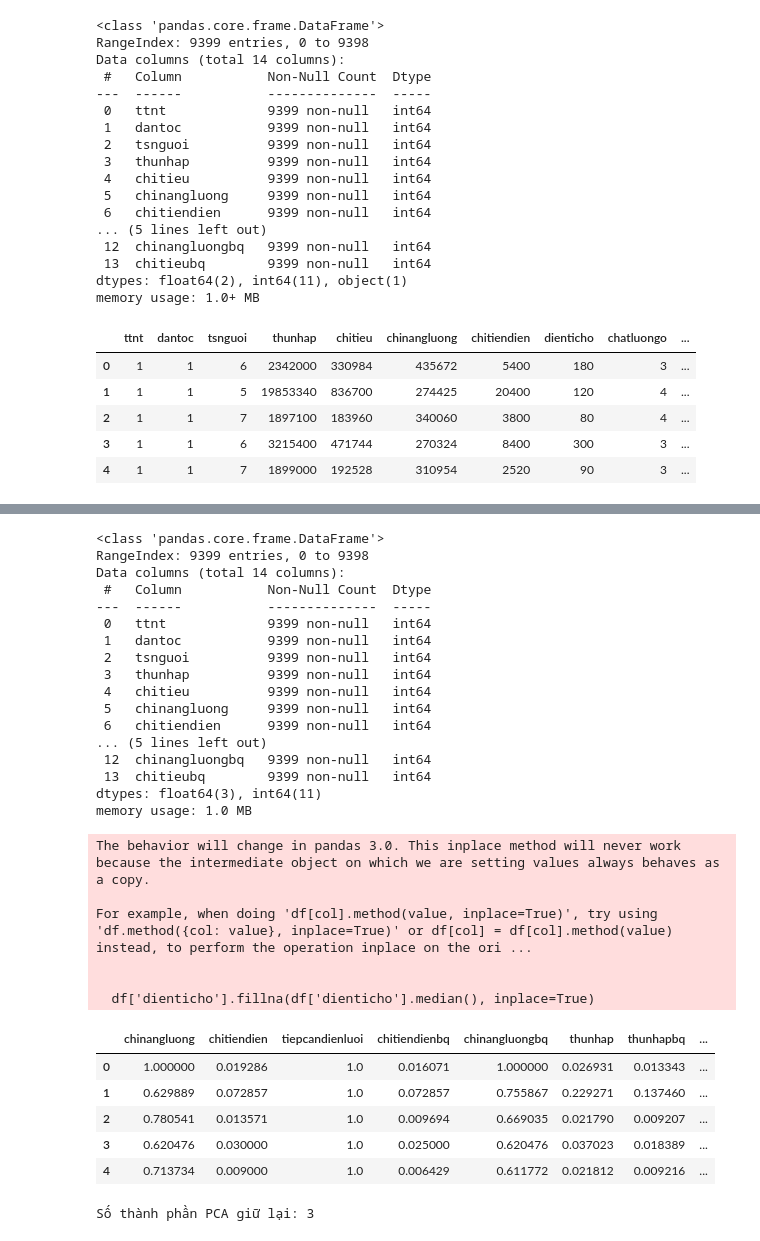
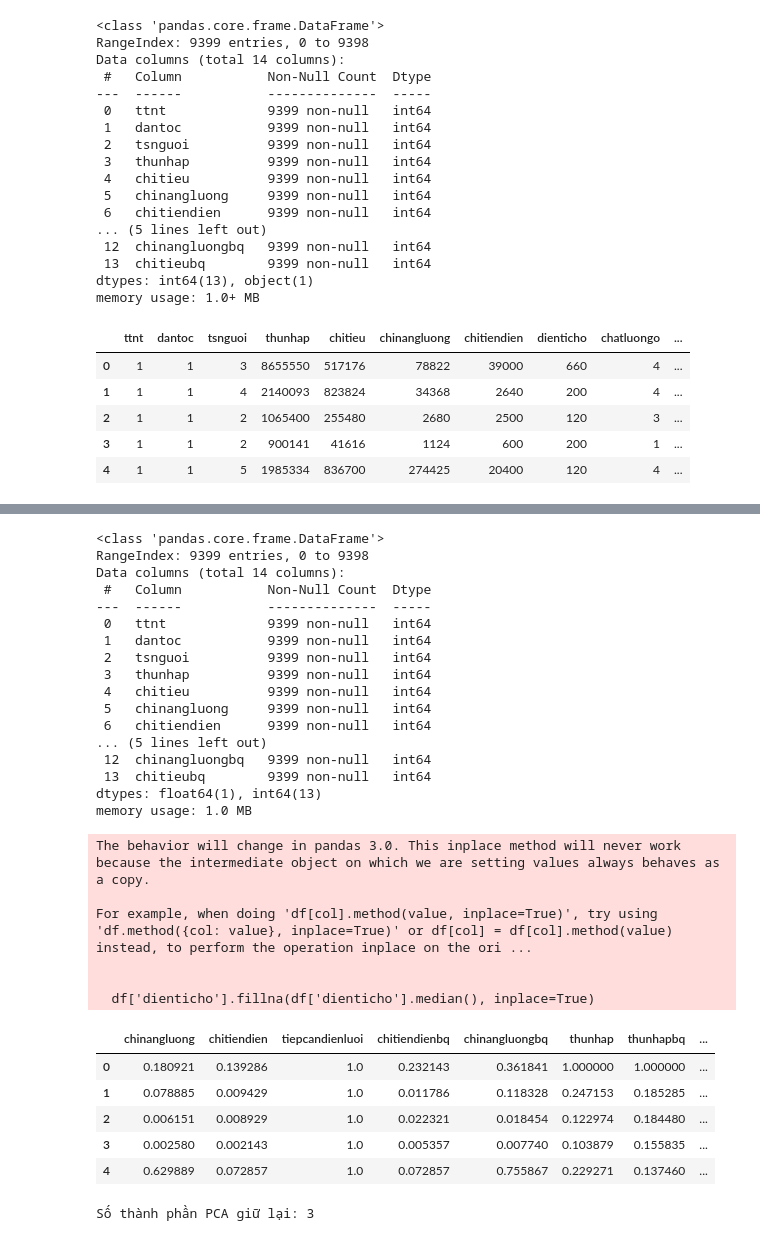
Before and after one commit to baongoc13122004/Energy-Spending, a Jupyter notebook: 2010-Final.ipynb, the cells around one changed output, grey strips where cells are left out. Cells and saved outputs as stored; diff of their text form; code cells hidden in the pictures.

```diff
--- a/2010-Final.ipynb
+++ b/2010-Final.ipynb
@@ -8,36 +8,36 @@ from sklearn.cluster import KMeans
 from sklearn.metrics import silhouette_score
 # %%
 # Đọc dữ liệu
-file_path = "10kmau2010.csv"
+file_path = "data/10kmau2010.csv"
 df = pd.read_csv(file_path)
 
 # Hiển thị thông tin cơ bản
 df.info()
 df.head()
 # %% [output]
 <class 'pandas.core.frame.DataFrame'>
 RangeIndex: 9399 entries, 0 to 9398
 Data columns (total 14 columns):
  #   Column           Non-Null Count  Dtype
 ---  ------           --------------  -----
  0   ttnt             9399 non-null   int64
  1   dantoc           9399 non-null   int64
  2   tsnguoi          9399 non-null   int64
  3   thunhap          9399 non-null   int64
  4   chitieu          9399 non-null   int64
  5   chinangluong     9399 non-null   int64
  6   chitiendien      9399 non-null   int64
 ... (5 lines left out)
  12  chinangluongbq   9399 non-null   int64
  13  chitieubq        9399 non-null   int64
-dtypes: float64(2), int64(11), object(1)
+dtypes: int64(13), object(1)
 memory usage: 1.0+ MB
 |  | ttnt | dantoc | tsnguoi | thunhap | chitieu | chinangluong | chitiendien | dienticho | chatluongo | ... |
-| 0 | 1 | 1 | 6 | 2342000 | 330984 | 435672 | 5400 | 180 | 3 | ... |
-| 1 | 1 | 1 | 5 | 19853340 | 836700 | 274425 | 20400 | 120 | 4 | ... |
-| 2 | 1 | 1 | 7 | 1897100 | 183960 | 340060 | 3800 | 80 | 4 | ... |
-| 3 | 1 | 1 | 6 | 3215400 | 471744 | 270324 | 8400 | 300 | 3 | ... |
-| 4 | 1 | 1 | 7 | 1899000 | 192528 | 310954 | 2520 | 90 | 3 | ... |
+| 0 | 1 | 1 | 3 | 8655550 | 517176 | 78822 | 39000 | 660 | 4 | ... |
+| 1 | 1 | 1 | 4 | 2140093 | 823824 | 34368 | 2640 | 200 | 4 | ... |
+| 2 | 1 | 1 | 2 | 1065400 | 255480 | 2680 | 2500 | 120 | 3 | ... |
+| 3 | 1 | 1 | 2 | 900141 | 41616 | 1124 | 600 | 200 | 1 | ... |
+| 4 | 1 | 1 | 5 | 1985334 | 836700 | 274425 | 20400 | 120 | 4 | ... |
 # %%
 missing_values = df.isnull().sum()
 print("Số lượng giá trị thiếu trong từng cột:\n", missing_values)
@@ -83,7 +83,7 @@ Data columns (total 14 columns):
 ... (5 lines left out)
  12  chinangluongbq   9399 non-null   int64
  13  chitieubq        9399 non-null   int64
-dtypes: float64(3), int64(11)
+dtypes: float64(1), int64(13)
 memory usage: 1.0 MB
 The behavior will change in pandas 3.0. This inplace method will never work because the intermediate object on which we are setting values always behaves as a copy.
 
@@ -104,11 +104,11 @@ df_scaled = pd.DataFrame(scaler.fit_transform(df[features]), columns=features)
 df_scaled.head()
 # %% [output]
 |  | chinangluong | chitiendien | tiepcandienluoi | chitiendienbq | chinangluongbq | thunhap | thunhapbq | ... |
-| 0 | 1.000000 | 0.019286 | 1.0 | 0.016071 | 1.000000 | 0.026931 | 0.013343 | ... |
-| 1 | 0.629889 | 0.072857 | 1.0 | 0.072857 | 0.755867 | 0.229271 | 0.137460 | ... |
-| 2 | 0.780541 | 0.013571 | 1.0 | 0.009694 | 0.669035 | 0.021790 | 0.009207 | ... |
-| 3 | 0.620476 | 0.030000 | 1.0 | 0.025000 | 0.620476 | 0.037023 | 0.018389 | ... |
-| 4 | 0.713734 | 0.009000 | 1.0 | 0.006429 | 0.611772 | 0.021812 | 0.009216 | ... |
+| 0 | 0.180921 | 0.139286 | 1.0 | 0.232143 | 0.361841 | 1.000000 | 1.000000 | ... |
+| 1 | 0.078885 | 0.009429 | 1.0 | 0.011786 | 0.118328 | 0.247153 | 0.185285 | ... |
+| 2 | 0.006151 | 0.008929 | 1.0 | 0.022321 | 0.018454 | 0.122974 | 0.184480 | ... |
+| 3 | 0.002580 | 0.002143 | 1.0 | 0.005357 | 0.007740 | 0.103879 | 0.155835 | ... |
+| 4 | 0.629889 | 0.072857 | 1.0 | 0.072857 | 0.755867 | 0.229271 | 0.137460 | ... |
 # %%
 
 pca = PCA(n_components=0.95)
```
Also changed, not shown: parts of 5 cells of this notebook, 8 other files.
